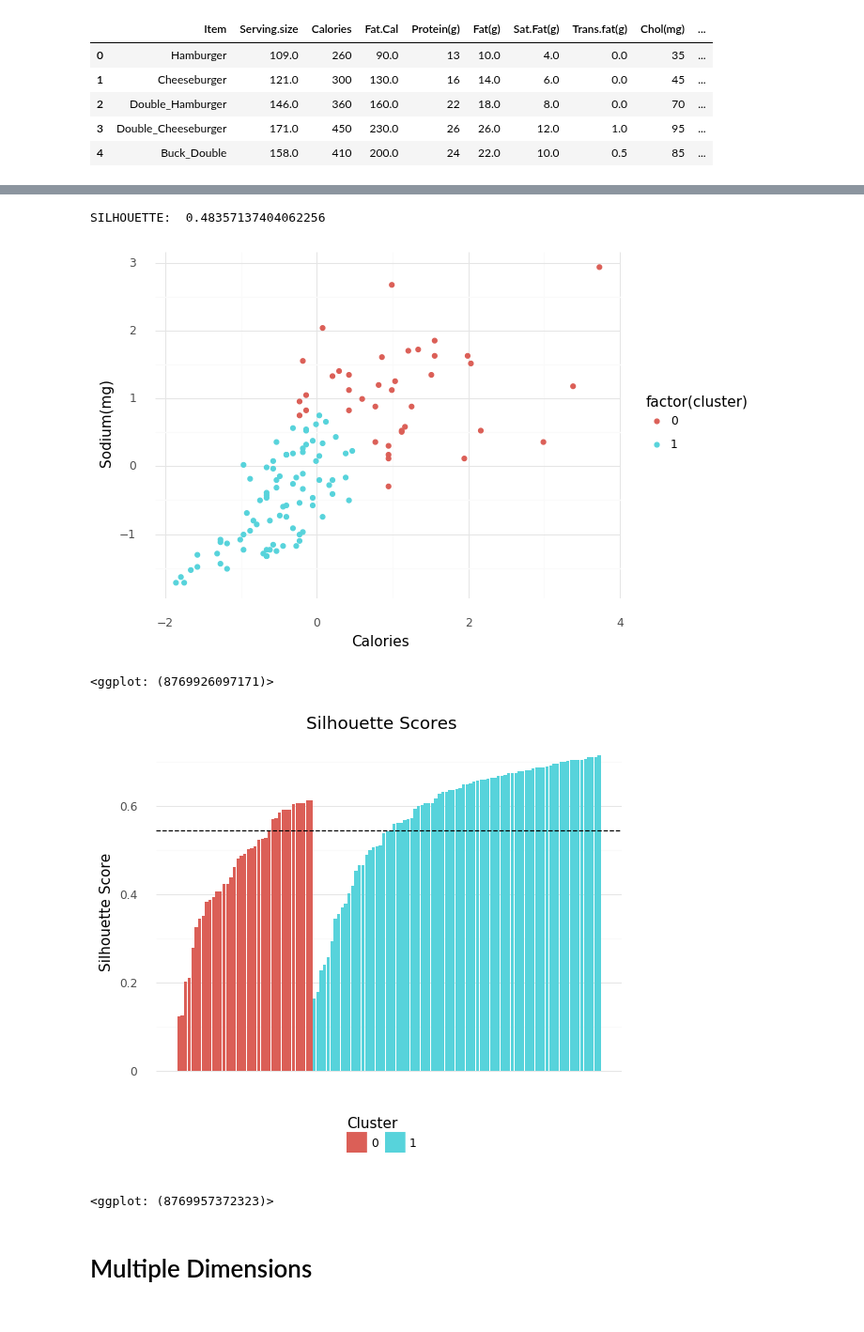
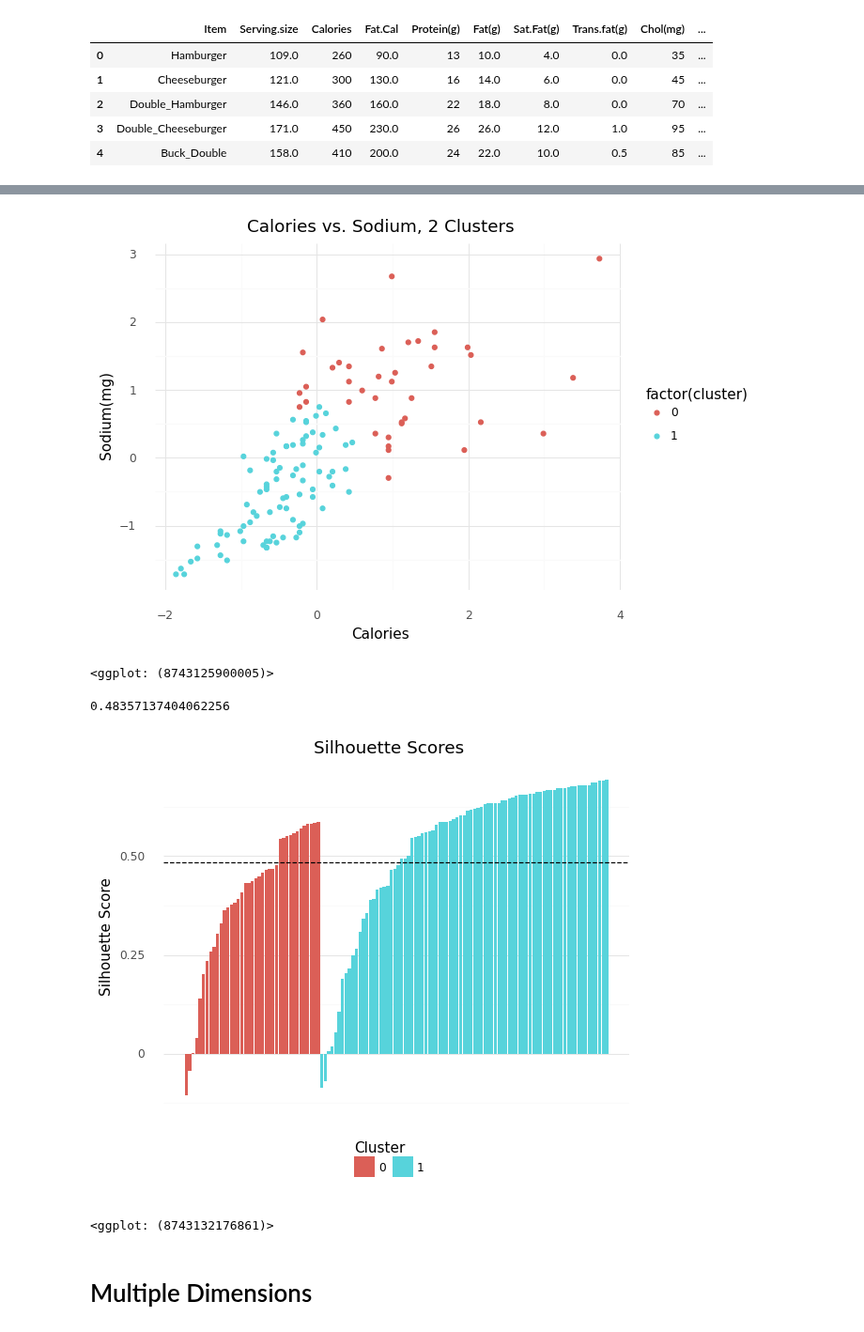
Before and after one commit to chelseaparlett/CPSC392ParlettPelleriti, a Jupyter notebook: Lectures/LectureNotebooks/Gaussian_Mixture_Models--Class_17.ipynb, the cells around one changed output, grey strips where cells are left out. Shown at 94% size. Cells and saved outputs as stored; diff of their text form; code cells hidden in the pictures.

```diff
--- a/Lectures/LectureNotebooks/Gaussian_Mixture_Models--Class_17.ipynb
+++ b/Lectures/LectureNotebooks/Gaussian_Mixture_Models--Class_17.ipynb
@@ -106,50 +104,50 @@ labs(title = "Silhouette for Different Ks"))
 # %%
 # fit final model
 
-EM = GaussianMixture(n_components = 2)
+gmm = GaussianMixture(n_components = 2)
+gmm.fit(X[features])
 
-EM.fit(X)
+clusters = gmm.predict(X[features])
 
-cluster = EM.predict(X)
-
-print("SILHOUETTE: ", silhouette_score(X, cluster))
-
-X["cluster"] = cluster
+X["cluster"] = clusters
 
 (ggplot(X, aes(x = "Calories", y = "Sodium(mg)", color = "factor(cluster)")) + geom_point() +
-theme_minimal())
+theme_minimal() + labs(title = "Calories vs. Sodium, 2 Clusters"))
 # %% [output]
+[figure, new version]
-SILHOUETTE:  0.48357137404062256
+<ggplot: (8743125900005)>
-[figure, old version]
-<ggplot: (8769926097171)>
+# %%
+print(silhouette_score(X[features], clusters))
+# %% [output]
+0.48357137404062256
 # %%
-sil_points = silhouette_samples(X, cluster)
+sil_points = silhouette_samples(X[features], clusters)
 # sil_points
 
 # add silhouette scores and clusters to X
 X["sil"] = sil_points
-X["cluster"] = cluster
+X["cluster"] = clusters
 
 # sort X by cluster and silhouette score just to look better
 X = X.sort_values(by = ["cluster", "sil"], ascending = True)
 
 # number rows for graphing
 X["number"] = range(0,X.shape[0])
 
 
 (ggplot(X, aes(x = "number", y = "sil", fill = "factor(cluster)")) +
 geom_bar(stat = "identity") +
 geom_hline(yintercept = np.mean(sil_points), linetype = "dashed") +
 theme_minimal() +
 labs(x = "", y = "Silhouette Score", title = "Silhouette Scores") +
 theme(axis_text_x= element_blank(),
 panel_grid_major_x= element_blank(),
 panel_grid_minor_x= element_blank(),
 legend_position= "bottom") +
 scale_fill_discrete(name = "Cluster"))
 # %% [output]
-[figure, old version]
+[figure, new version]
-<ggplot: (8769957372323)>
+<ggplot: (8743132176861)>
 # %% [markdown]
 # Multiple Dimensions
 # %%
```
Also changed, not shown: parts of 15 cells of this notebook.
